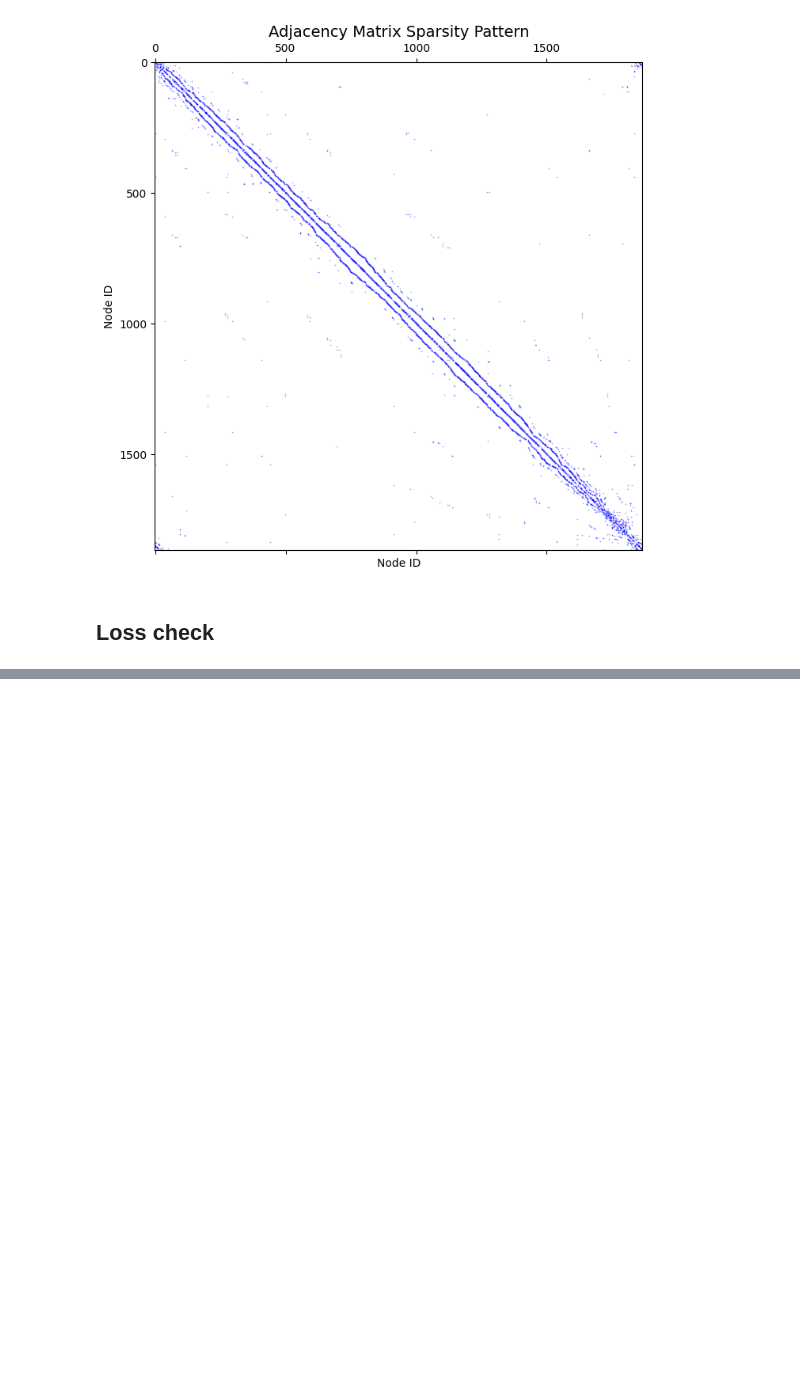
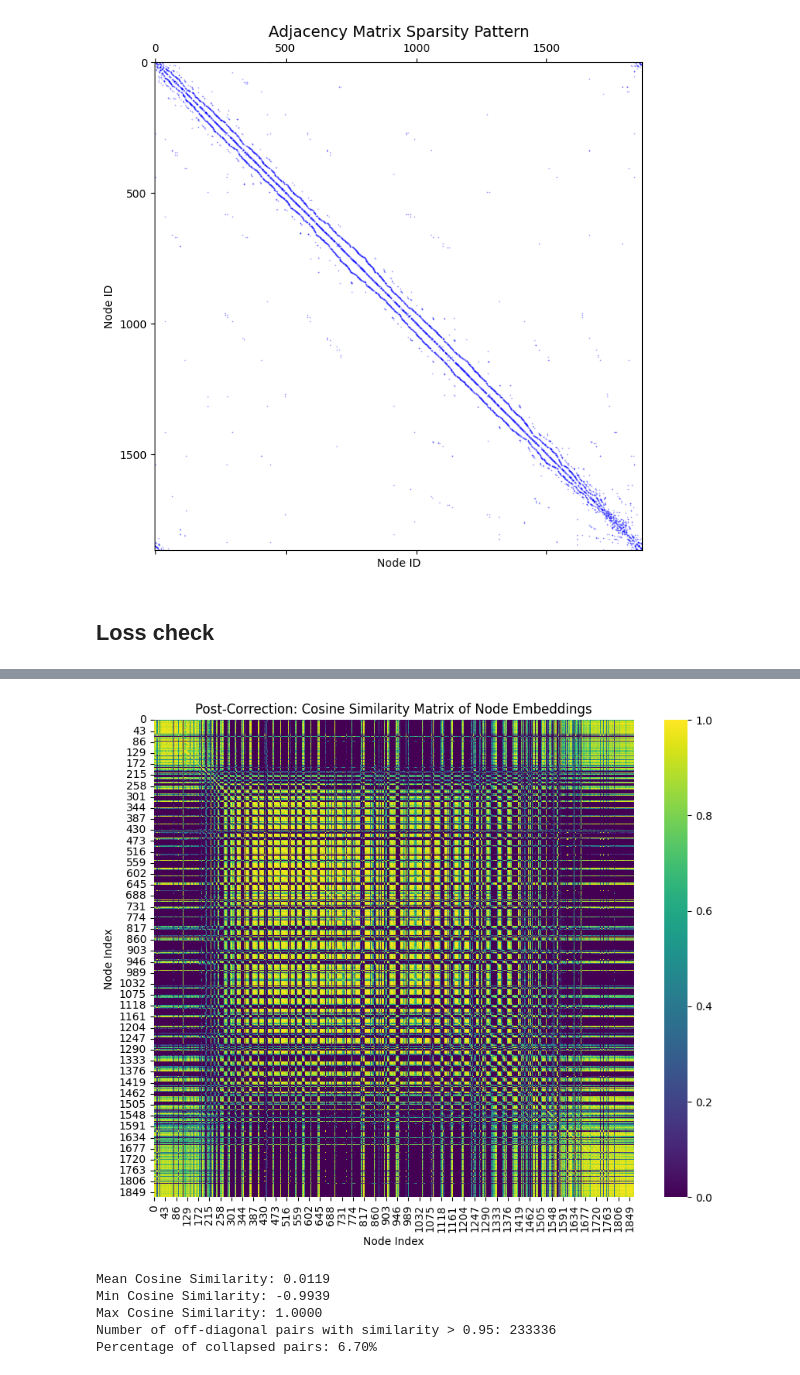
Before and after one commit to AyushG-1210/UHI-Paper, a Jupyter notebook: UHI_Paper.ipynb, the cells around one changed output, grey strips where cells are left out. Cells and saved outputs as stored; diff of their text form; code cells hidden in the pictures; blank space fills up the shorter version.

```diff
--- a/UHI_Paper.ipynb
+++ b/UHI_Paper.ipynb
@@ -67,8 +72,8 @@ from torch_geometric.nn import knn_graph
 device = torch.device('cuda' if torch.cuda.is_available() else 'cpu')
 
 # 2. Load Spatial & Temporal Data
-df = pd.read_csv('/content/Bangalore_Hybrid_UrbanGraph_Data.csv')
-gdf = gpd.read_file('/content/Nodes_Final.geojson').to_crs(epsg=32643)
+df = pd.read_csv('/content/drive/MyDrive/UHI_Project/Bangalore_Hybrid_UrbanGraph_Data.csv')
+gdf = gpd.read_file('/content/drive/MyDrive/UHI_Project/Nodes_Final.geojson').to_crs(epsg=32643)
 
 # 3. CRITICAL ALIGNMENT: Sort both datasets by the exact same ID
 # This guarantees that row 0 in X belongs to row 0 in the adjacency matrix
@@ -690,0 +766,57 @@ Evaluated Model Metrics (Denormalized):
+# %%
+import torch.nn.functional as F
+import matplotlib.pyplot as plt
+import seaborn as sns
+import numpy as np
+
+model.eval() # Set model to evaluation mode
+
+# Get a single batch from the dataloader
+sample_batch = next(iter(dataloader)).to(device)
+
+with torch.no_grad():
+    # Extract embeddings from the first spatial layer
+    x_seq = sample_batch.x # [num_nodes, window_size, num_features]
+    edge_index = sample_batch.edge_index
+
+    # Take embeddings from the *last* time step of the spatial layer
+    last_timestep_features = x_seq[:, -1, :]
+    spatial_embeddings = model.spatial_layer(last_timestep_features, edge_index)
+
+    # Normalize embeddings for cosine similarity
+    normalized_embeddings = F.normalize(spatial_embeddings, p=2, dim=1)
+
+    # Calculate cosine similarity matrix
+    similarity_matrix = torch.matmul(normalized_embeddings, normalized_embeddings.transpose(0, 1))
+
+# Move to CPU for visualization
+similarity_matrix_cpu = similarity_matrix.cpu().numpy()
+
+# Plot the heatmap
+plt.figure(figsize=(10, 8))
+sns.heatmap(similarity_matrix_cpu, cmap='viridis', vmin=0, vmax=1)
+plt.title('Post-Correction: Cosine Similarity Matrix of Node Embeddings')
+plt.xlabel('Node Index')
+plt.ylabel('Node Index')
+plt.show()
+
+# Statistics
+mean_sim = similarity_matrix_cpu.mean()
+print(f"Mean Cosine Similarity: {mean_sim:.4f}")
+print(f"Min Cosine Similarity: {similarity_matrix_cpu.min():.4f}")
+print(f"Max Cosine Similarity: {similarity_matrix_cpu.max():.4f}")
+
+# Count collapsed pairs
+np.fill_diagonal(similarity_matrix_cpu, 0)
+collapsed_pairs_count = (similarity_matrix_cpu > 0.95).sum()
+total_off_diagonal = similarity_matrix_cpu.size - spatial_embeddings.shape[0]
+
+print(f"Number of off-diagonal pairs with similarity > 0.95: {collapsed_pairs_count}")
+print(f"Percentage of collapsed pairs: {collapsed_pairs_count / total_off_diagonal * 100:.2f}%")
+# %% [output]
+[figure, added]
+Mean Cosine Similarity: 0.0119
+Min Cosine Similarity: -0.9939
+Max Cosine Similarity: 1.0000
+Number of off-diagonal pairs with similarity > 0.95: 233336
+Percentage of collapsed pairs: 6.70%
```
Also changed, not shown: parts of 5 cells of this notebook.
